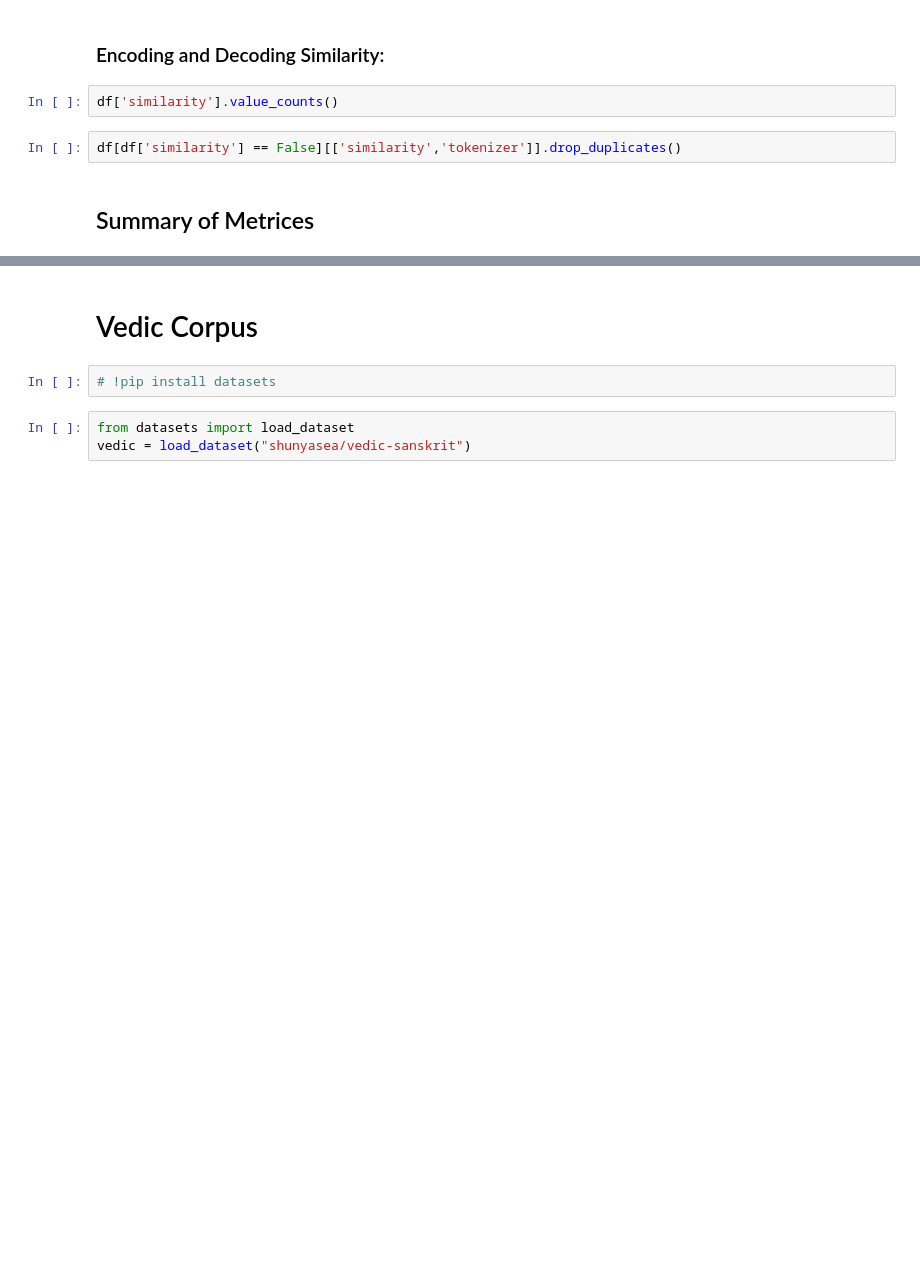
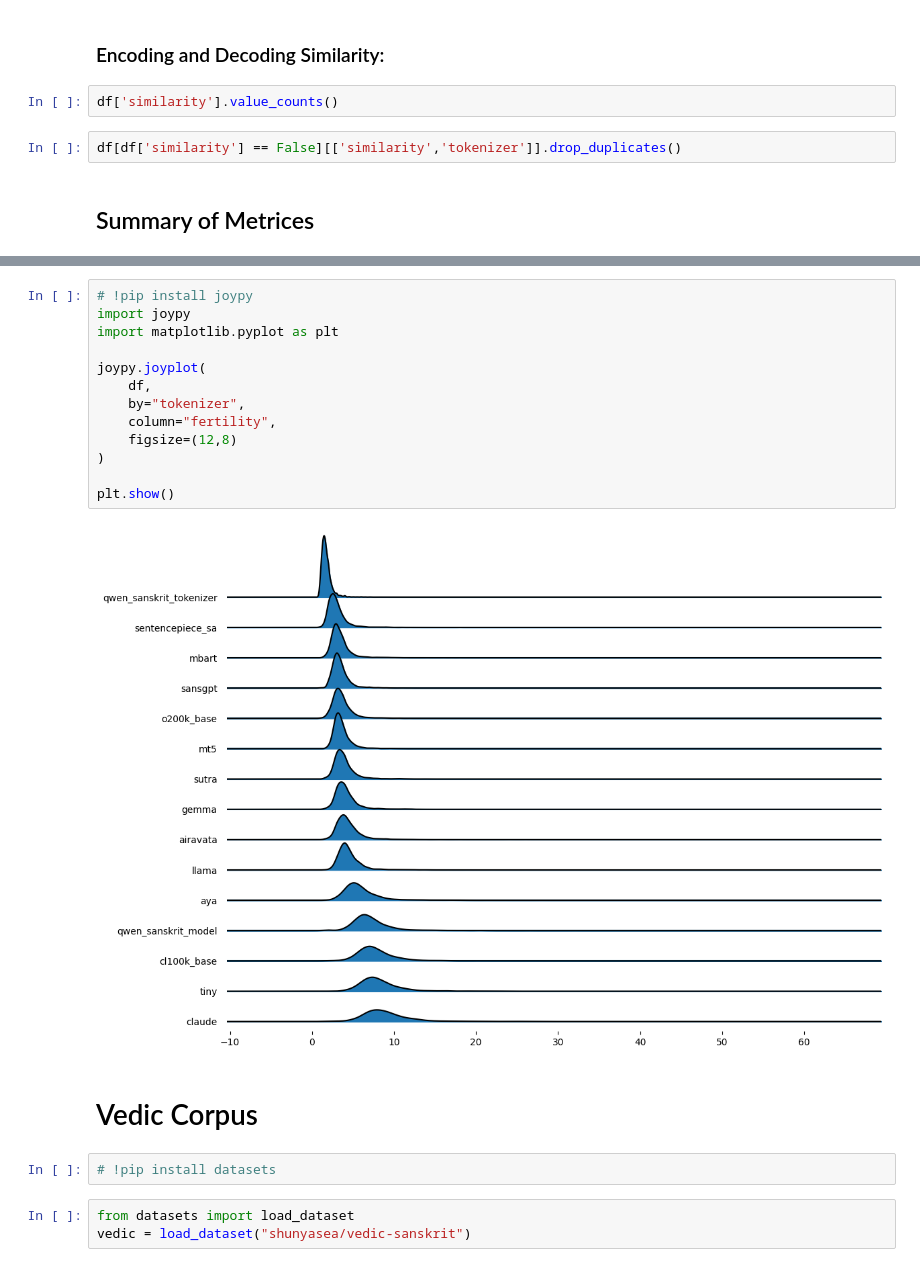
Before and after one commit to NikhilaGadge/Sanskrit_Tokenizers_Evaluation, a Jupyter notebook: Sanskrit_Tokenization_Evaluation.ipynb, the cells around one changed output, grey strips where cells are left out. Drawn from its saved outputs; the diff is of its cells as text; blank space fills up the shorter version.

```diff
--- a/Sanskrit_Tokenization_Evaluation.ipynb
+++ b/Sanskrit_Tokenization_Evaluation.ipynb
@@ -670,3 +793,18 @@ plt.show()
+# %%
+# !pip install joypy
+import joypy
+import matplotlib.pyplot as plt
+
+joypy.joyplot(
+    df,
+    by="tokenizer",
+    column="fertility",
+    figsize=(12,8)
+)
+
+plt.show()
+# %% [output]
+[figure, added]
 # %% [markdown]
 # Vedic Corpus
 # %%
```
Also changed, not shown: parts of 6 cells of this notebook.
